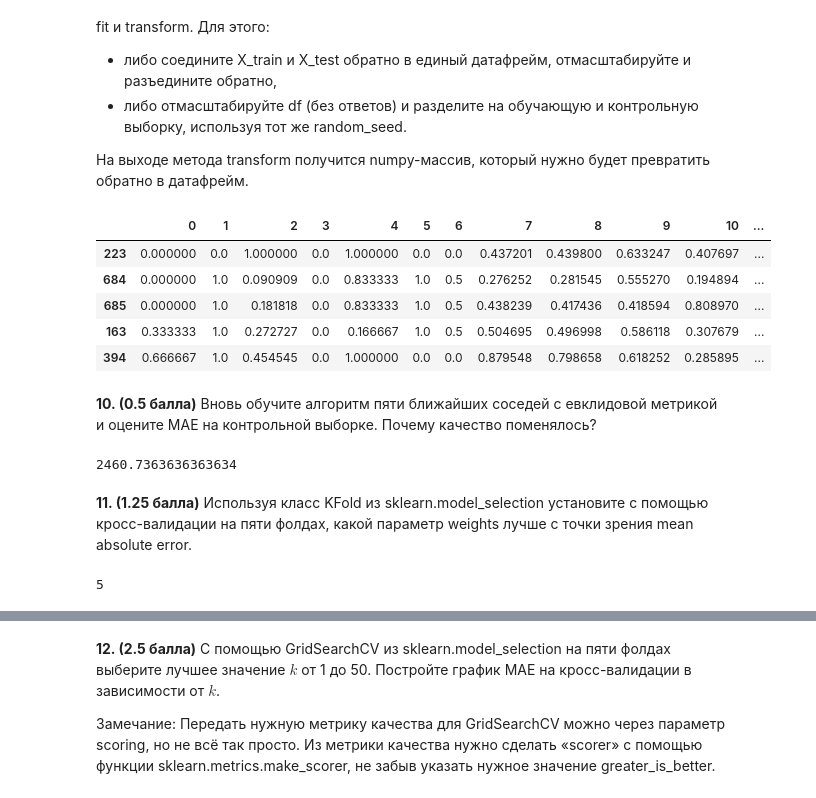
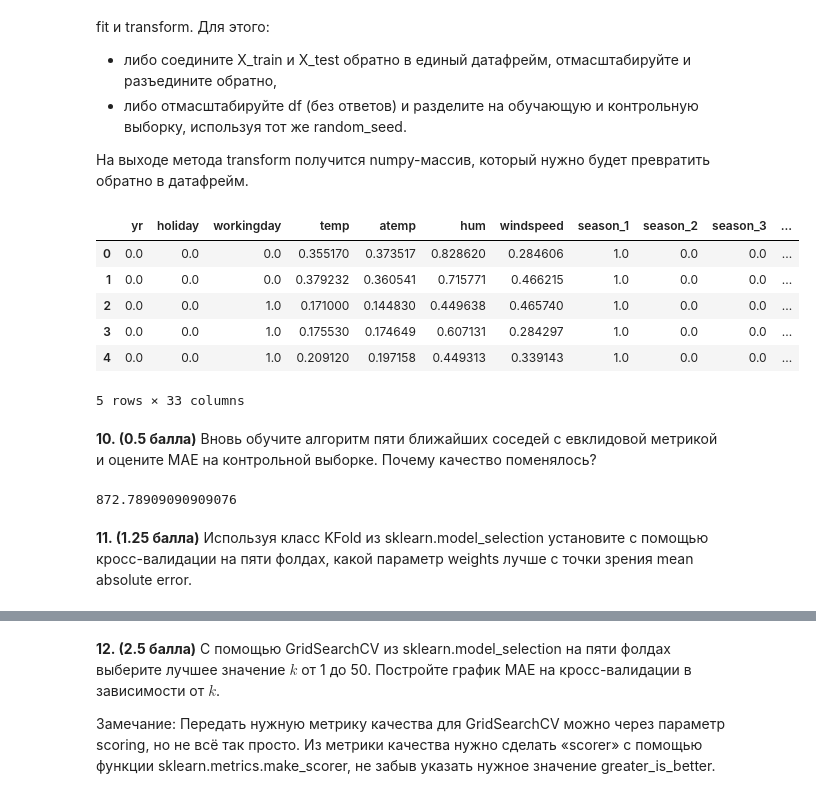
Before and after one commit to BobrG/IreneGit, a Jupyter notebook: HW1.ipynb, the cells around one changed output, grey strips where cells are left out. Cells and saved outputs as stored; diff of their text form; code cells hidden in the pictures.

```diff
--- a/HW1.ipynb
+++ b/HW1.ipynb
@@ -77,6 +77,7 @@ plt.scatter(data['atemp'], data['cnt'])
 # %% [markdown]
 **4. (0.5 балла)** Преобразуйте небинарные категориальные признаки с помощью one-hot кодирования. Сделать это можно с помощью функции pd.get_dummies, указав нужные столбцы в параметре columns. Сколько признаков получилось после кодирования? И какой категориальный признак породил больше всего бинарных?
 # %%
-pd.get_dummies(data, columns=['season', 'weathersit', 'yr', 'mnth'])
+data = pd.get_dummies(data, columns=['season', 'weathersit', 'mnth', 'weekday'])
+# yr, weathersit, workingday are binary features
 data.head()
 # %% [output]
@@ -102,8 +110,8 @@ data = data.drop(['instant', 'dteday', 'casual', 'registered'], axis=1)
 Замечание 2: если в sklearn.model_selection нет функции train_test_split, обновите scikit-learn.
 # %%
 from sklearn.model_selection import train_test_split
-df_ans = data['cnt']
-data.drop('cnt', axis=1)
+df_ans = data['cnt'].values
+data = data.drop('cnt', axis=1) # we can also use inplace=True
 X_train, X_test, y_train, y_test = train_test_split(data, df_ans, test_size=0.3, random_state=42)
 X_train.head(5)
 # %% [output]
@@ -147,32 +156,29 @@ plt.plot(np.linspace(0, max(y_test)), np.linspace(0, max(y_test)), 'r')
 На выходе метода transform получится numpy-массив, который нужно будет превратить обратно в датафрейм.
 # %%
 from sklearn import preprocessing
-data_nm = np.concatenate([X_train, X_test])
-data_nm = pd.DataFrame(preprocessing.MinMaxScaler().fit_transform(data_nm))
+#data_nm = np.concatenate([X_train, X_test])
+data_nm = pd.DataFrame(preprocessing.MinMaxScaler().fit_transform(data))
+data_nm.columns = data.columns
 X_train, X_test, y_train, y_test = train_test_split(data_nm, df_ans, test_size=0.3, random_state=42)
-X_train.head(5)
+data_nm.head(5)
 # %% [output]
-|  | 0 | 1 | 2 | 3 | 4 | 5 | 6 | 7 | 8 | 9 | 10 | ... |
-| 223 | 0.000000 | 0.0 | 1.000000 | 0.0 | 1.000000 | 0.0 | 0.0 | 0.437201 | 0.439800 | 0.633247 | 0.407697 | ... |
-| 684 | 0.000000 | 1.0 | 0.090909 | 0.0 | 0.833333 | 1.0 | 0.5 | 0.276252 | 0.281545 | 0.555270 | 0.194894 | ... |
-| 685 | 0.000000 | 1.0 | 0.181818 | 0.0 | 0.833333 | 1.0 | 0.5 | 0.438239 | 0.417436 | 0.418594 | 0.808970 | ... |
-| 163 | 0.333333 | 1.0 | 0.272727 | 0.0 | 0.166667 | 1.0 | 0.5 | 0.504695 | 0.496998 | 0.586118 | 0.307679 | ... |
-| 394 | 0.666667 | 1.0 | 0.454545 | 0.0 | 1.000000 | 0.0 | 0.0 | 0.879548 | 0.798658 | 0.618252 | 0.285895 | ... |
+|  | yr | holiday | workingday | temp | atemp | hum | windspeed | season_1 | season_2 | season_3 | ... |
+| 0 | 0.0 | 0.0 | 0.0 | 0.355170 | 0.373517 | 0.828620 | 0.284606 | 1.0 | 0.0 | 0.0 | ... |
+| 1 | 0.0 | 0.0 | 0.0 | 0.379232 | 0.360541 | 0.715771 | 0.466215 | 1.0 | 0.0 | 0.0 | ... |
+| 2 | 0.0 | 0.0 | 1.0 | 0.171000 | 0.144830 | 0.449638 | 0.465740 | 1.0 | 0.0 | 0.0 | ... |
+| 3 | 0.0 | 0.0 | 1.0 | 0.175530 | 0.174649 | 0.607131 | 0.284297 | 1.0 | 0.0 | 0.0 | ... |
+| 4 | 0.0 | 0.0 | 1.0 | 0.209120 | 0.197158 | 0.449313 | 0.339143 | 1.0 | 0.0 | 0.0 | ... |
+5 rows × 33 columns
 # %% [markdown]
 **10. (0.5 балла)** Вновь обучите алгоритм пяти ближайших соседей с евклидовой метрикой и оцените MAE на контрольной выборке. Почему качество поменялось?
-# %%
-clf_1 = KNeighborsClassifier(n_neighbors=5, metric='euclidean')
-clf_1.fit(X_train, y_train)
-y_pred = clf_1.predict(X_test)
-mean_absolute_error(y_test, y_pred)
-# why quality became worse?
-# %% [output]
-2460.7363636363634
+# %%
+clf.fit(X_train, y_train)
+y_pred = clf.predict(X_test)
+mean_absolute_error(y_test, y_pred)
+# in geometric model features which have greater values are intepreted as more important
+# however some features could have large values in nature and we should normalize
+# all values to avoid mistakes in interpretetion
+# %% [output]
+872.78909090909076
 # %% [markdown]
 **11. (1.25 балла)** Используя класс KFold из sklearn.model_selection установите с помощью кросс-валидации на пяти фолдах, какой параметр weights лучше с точки зрения mean absolute error.
-# %%
-from sklearn.model_selection import KFold
-kf=KFold(n_splits=5)
-kf.get_n_splits(data)
-# %% [output]
-5
```
Also changed, not shown: parts of 12 cells of this notebook.
